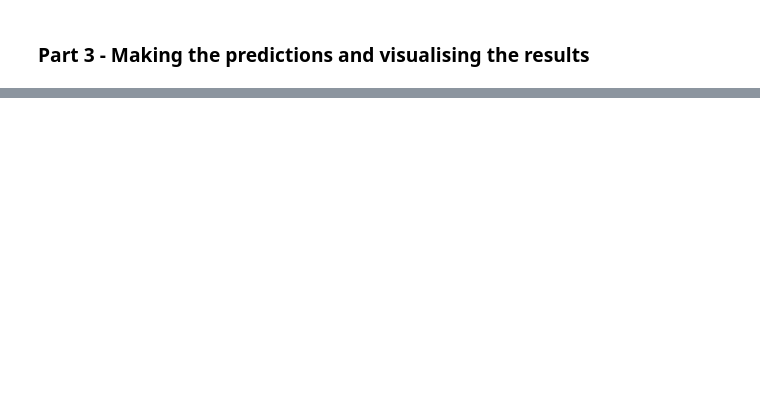
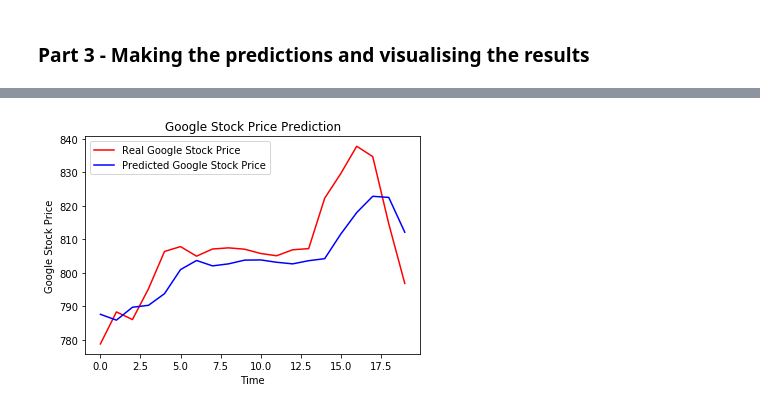
Before and after one commit to deeplearningunb/building-rnn, a Jupyter notebook: Recurrent_Neural_Network.ipynb, the cells around one changed output, grey strips where cells are left out. Drawn from its saved outputs; the diff is of its cells as text; code cells hidden in the pictures; blank space fills up the shorter version.

```diff
--- a/Recurrent_Neural_Network.ipynb
+++ b/Recurrent_Neural_Network.ipynb
@@ -33,26 +33,27 @@ X_train = np.reshape(X_train, (X_train.shape[0], X_train.shape[1], 1))
 # Importing the Keras libraries and packages
 from keras.models import Sequential
 from keras.layers import Dense
-from keras.layers import LSTM
+from keras.layers import LSTM, GRU
 from keras.layers import Dropout
+from keras.optimizers import SGD
 
 # Initialising the RNN
 regressor = Sequential()
 
-# Adding the first LSTM layer and some Dropout regularisation
-regressor.add(LSTM(units = 50, return_sequences = True, input_shape = (X_train.shape[1], 1)))
+# Adding the first GRU layer and some Dropout regularisation
+regressor.add(GRU(units = 50, return_sequences = True, input_shape = (X_train.shape[1], 1)))
 regressor.add(Dropout(0.2))
 
-# Adding a second LSTM layer and some Dropout regularisation
-regressor.add(LSTM(units = 50, return_sequences = True))
+# Adding a second GRU layer and some Dropout regularisation
+regressor.add(GRU(units = 50, return_sequences = True))
 regressor.add(Dropout(0.2))
 
-# Adding a third LSTM layer and some Dropout regularisation
-regressor.add(LSTM(units = 50, return_sequences = True))
+# Adding a third GRU layer and some Dropout regularisation
+regressor.add(GRU(units = 50, return_sequences = True))
 regressor.add(Dropout(0.2))
 
-# Adding a fourth LSTM layer and some Dropout regularisation
-regressor.add(LSTM(units = 50))
+# Adding a fourth GRU layer and some Dropout regularisation
+regressor.add(GRU(units = 50))
 regressor.add(Dropout(0.2))
 
 # Adding the output layer
@@ -114,0 +158,28 @@ plt.show()
+# %%
+# Getting the real stock price of 2017
+dataset_test = pd.read_csv('Google_Stock_Price_Test.csv')
+real_stock_price = dataset_test.iloc[:, 1:2].values
+
+# Getting the predicted stock price of 2017
+dataset_total = pd.concat((dataset_train['Open'], dataset_test['Open']), axis = 0)
+inputs = dataset_total[len(dataset_total) - len(dataset_test) - 60:].values
+inputs = inputs.reshape(-1,1)
+inputs = sc.transform(inputs)
+X_test = []
+for i in range(60, 80):
+    X_test.append(inputs[i-60:i, 0])
+X_test = np.array(X_test)
+X_test = np.reshape(X_test, (X_test.shape[0], X_test.shape[1], 1))
+predicted_stock_price = regressor.predict(X_test)
+predicted_stock_price = sc.inverse_transform(predicted_stock_price)
+
+# Visualising the results
+plt.plot(real_stock_price, color = 'red', label = 'Real Google Stock Price')
+plt.plot(predicted_stock_price, color = 'blue', label = 'Predicted Google Stock Price')
+plt.title('Google Stock Price Prediction')
+plt.xlabel('Time')
+plt.ylabel('Google Stock Price')
+plt.legend()
+plt.show()
+# %% [output]
+[figure, added]
```
Also changed, not shown: parts of 4 cells of this notebook.
